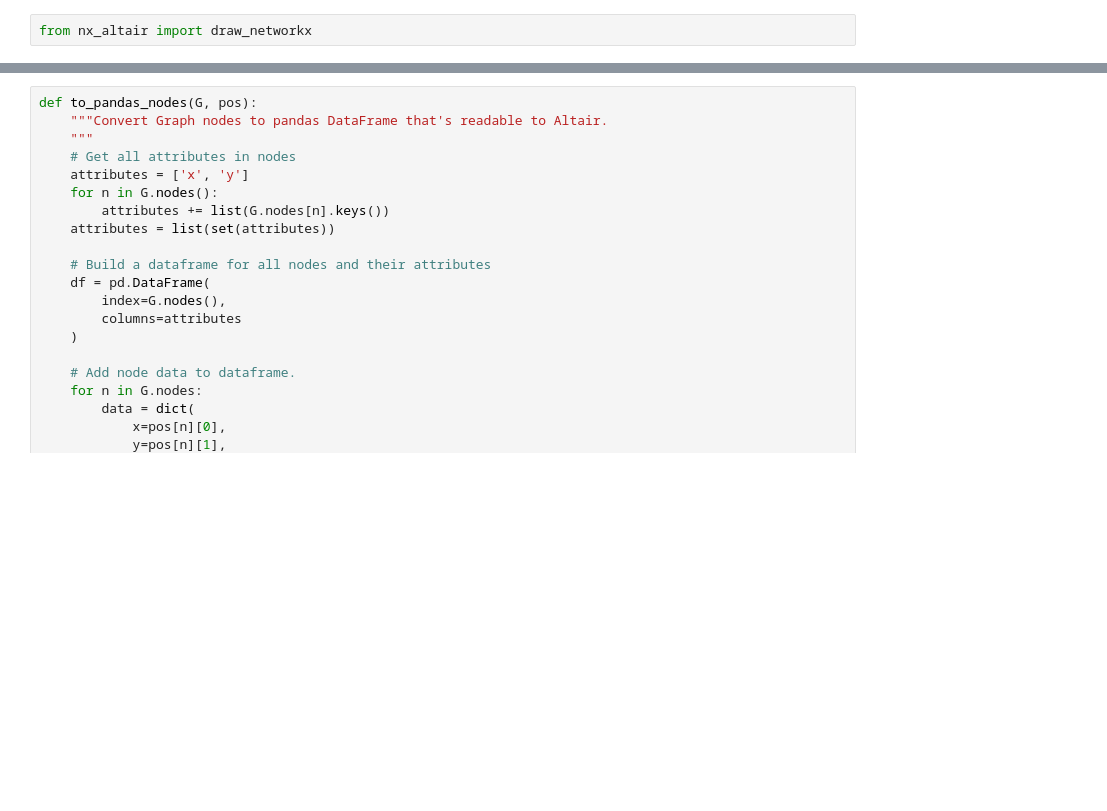
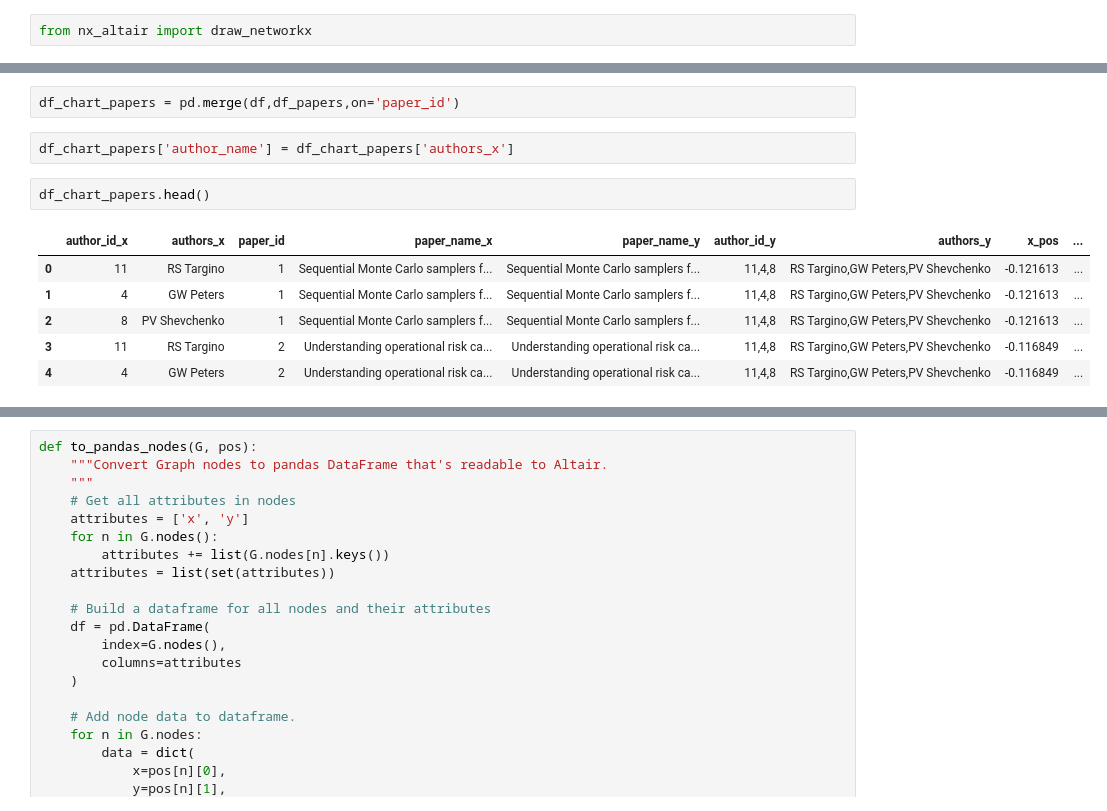
Before and after one commit to davibarreira/FDS-Homeworks, a Jupyter notebook: SandBox_Network.ipynb, the cells around one changed output, grey strips where cells are left out. Cells and saved outputs as stored; diff of their text form; blank space fills up the shorter version.

```diff
--- a/SandBox_Network.ipynb
+++ b/SandBox_Network.ipynb
@@ -166,0 +197,13 @@ edges+nodes | chart_papers.layer[1]
+# %%
+df_chart_papers = pd.merge(df,df_papers,on='paper_id')
+# %%
+df_chart_papers['author_name'] = df_chart_papers['authors_x']
+# %%
+df_chart_papers.head()
+# %% [output]
+|  | author_id_x | authors_x | paper_id | paper_name_x | paper_name_y | author_id_y | authors_y | x_pos | ... |
+| 0 | 11 | RS Targino | 1 | Sequential Monte Carlo samplers f... | Sequential Monte Carlo samplers f... | 11,4,8 | RS Targino,GW Peters,PV Shevchenko | -0.121613 | ... |
+| 1 | 4 | GW Peters | 1 | Sequential Monte Carlo samplers f... | Sequential Monte Carlo samplers f... | 11,4,8 | RS Targino,GW Peters,PV Shevchenko | -0.121613 | ... |
+| 2 | 8 | PV Shevchenko | 1 | Sequential Monte Carlo samplers f... | Sequential Monte Carlo samplers f... | 11,4,8 | RS Targino,GW Peters,PV Shevchenko | -0.121613 | ... |
+| 3 | 11 | RS Targino | 2 | Understanding operational risk ca... | Understanding operational risk ca... | 11,4,8 | RS Targino,GW Peters,PV Shevchenko | -0.116849 | ... |
+| 4 | 4 | GW Peters | 2 | Understanding operational risk ca... | Understanding operational risk ca... | 11,4,8 | RS Targino,GW Peters,PV Shevchenko | -0.116849 | ... |
```
Also changed, not shown: parts of 11 cells of this notebook.
